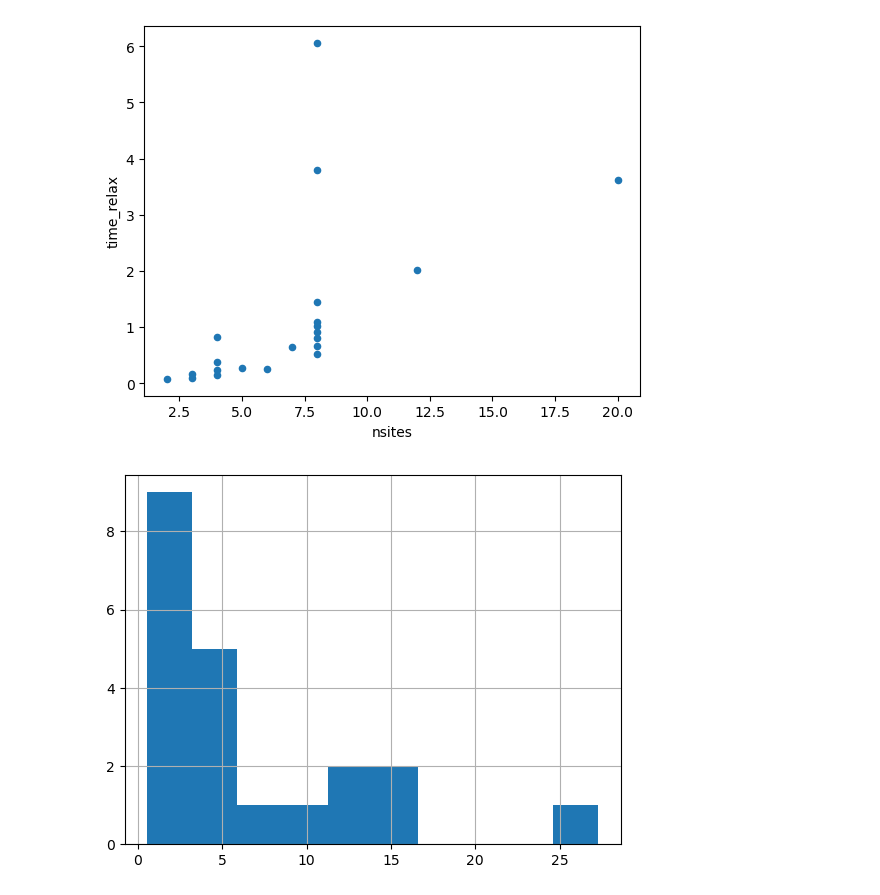
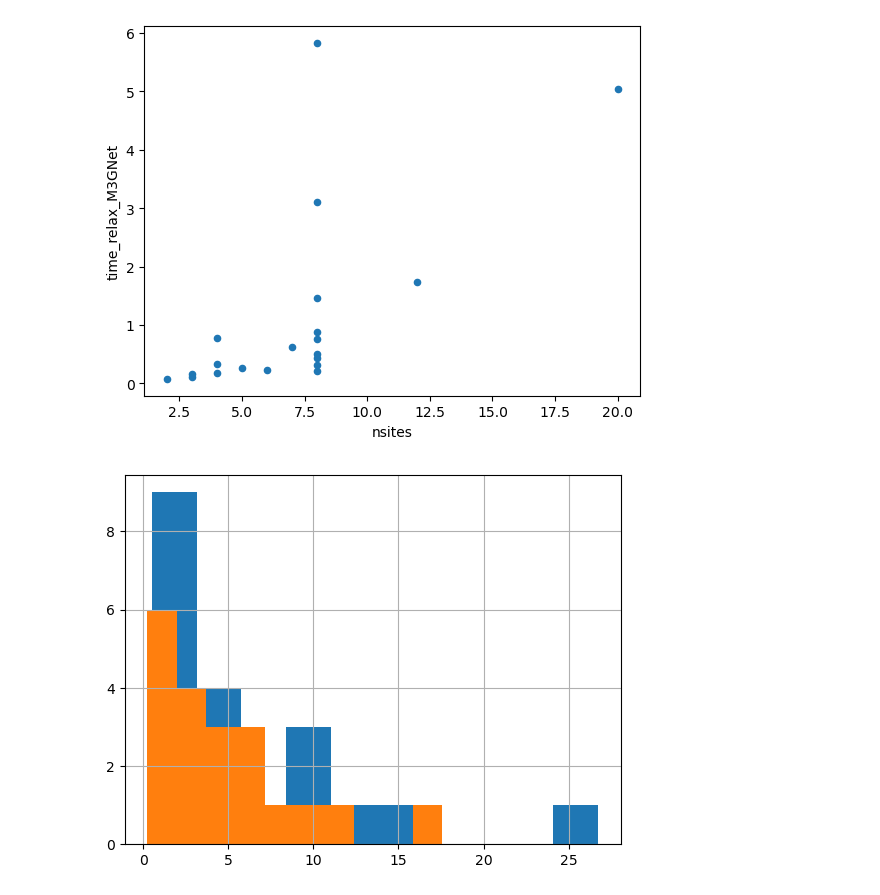
Before and after one commit to materialsvirtuallab/matcalc, a Jupyter notebook: examples/Calculating MLIP properties.ipynb, the cells around one changed output. Cells and saved outputs as stored; diff of their text form; code cells hidden in the pictures.

```diff
--- a/examples/Calculating MLIP properties.ipynb
+++ b/examples/Calculating MLIP properties.ipynb
@@ -26,28 +23,39 @@ prop_calcs = [
 # %%
 data = []
 
-for i, d in enumerate(mpdata):
+for d in tqdm(mpdata[:20]):  # Here we just do a sampling of 20 structures.
     s = d.structure
     dd = {"mid": d.material_id, "composition": s.composition.formula, "nsites": len(s)}
-    properties = {}
-    for name, c in prop_calcs:
-        starttime = datetime.now()
-        properties[name] = c.calc(s)
-        endtime = datetime.now()
-        if name == "relax":
-            # Replace the structure with the one from relaxation for other property computations.
-            s = properties[name]["final_structure"]
-        dd[f"time_{name}"] = (endtime - starttime).total_seconds()
-    dd["properties"] = properties
+    for uc_name, uc in universal_calcs:
+        # The general principle is to do a relaxation first and just reuse the same structure.
+        prop_calcs = [
+            ("relax", RelaxCalc(uc, fmax=fmax, optimizer=opt)),
+            ("elastic", ElasticityCalc(uc, fmax=fmax, relax_structure=False)),
+            ("eos", EOSCalc(uc, fmax=fmax, relax_structure=False, optimizer=opt)),
+            ("phonon", PhononCalc(uc, fmax=fmax, relax_structure=False)),
+        ]
+        properties = {}
+        for name, c in prop_calcs:
+            starttime = datetime.now()
+            properties[name] = c.calc(s)
+            endtime = datetime.now()
+            if name == "relax":
+                # Replace the structure with the one from relaxation for other property computations.
+                s = properties[name]["final_structure"]
+            dd[f"time_{name}_{uc_name}"] = (endtime - starttime).total_seconds()
+        dd[uc_name] = properties
     data.append(dd)
-    if i == 20:
-        # Here we just do a sampling of 20 structures.
-        break
 # %%
 import pandas as pd
 
 df = pd.DataFrame(data)
-df["time_total"] = df["time_relax"] + df["time_elastic"] + df["time_phonon"] + df["time_eos"]
+for uc_name, _ in universal_calcs:
+    df[f"time_total_{uc_name}"] = (
+        df[f"time_relax_{uc_name}"]
+        + df[f"time_elastic_{uc_name}"]
+        + df[f"time_phonon_{uc_name}"]
+        + df[f"time_eos_{uc_name}"]
+    )
 # %%
 df
 # %% [output]
@@ -71,8 +79,9 @@ df
 # %%
-ax = df.plot(x="nsites", y="time_relax", kind="scatter")
+ax = df.plot(x="nsites", y="time_relax_M3GNet", kind="scatter")
 # %% [output]
-[figure, old version]
+[figure, new version]
 # %%
-ax = df["time_total"].hist()
+ax = df["time_total_M3GNet"].hist()
+ax = df["time_total_CHGNet"].hist()
 # %% [output]
-[figure, old version]
+[figure, new version]
```
Also changed, not shown: parts of 4 cells of this notebook.
